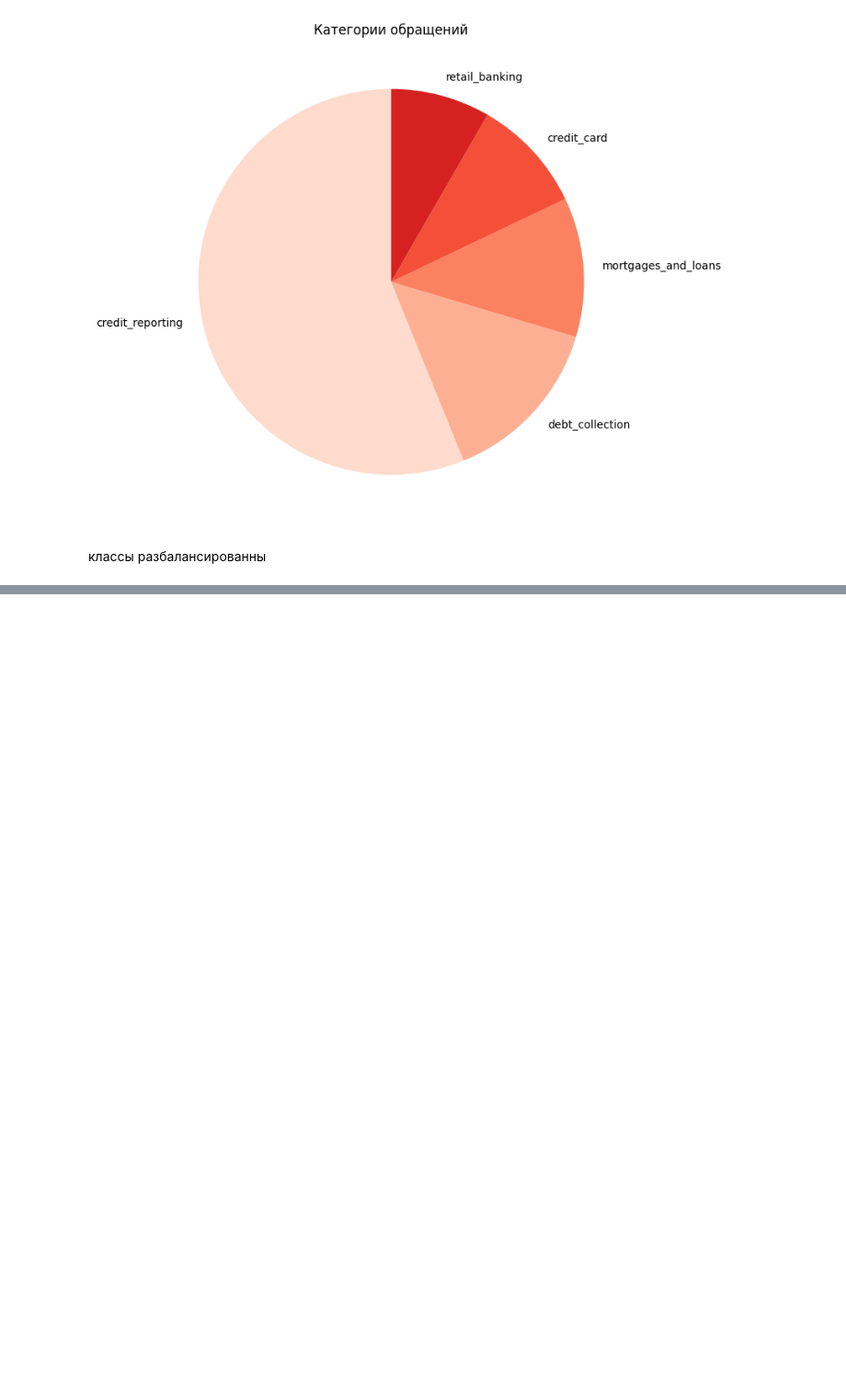
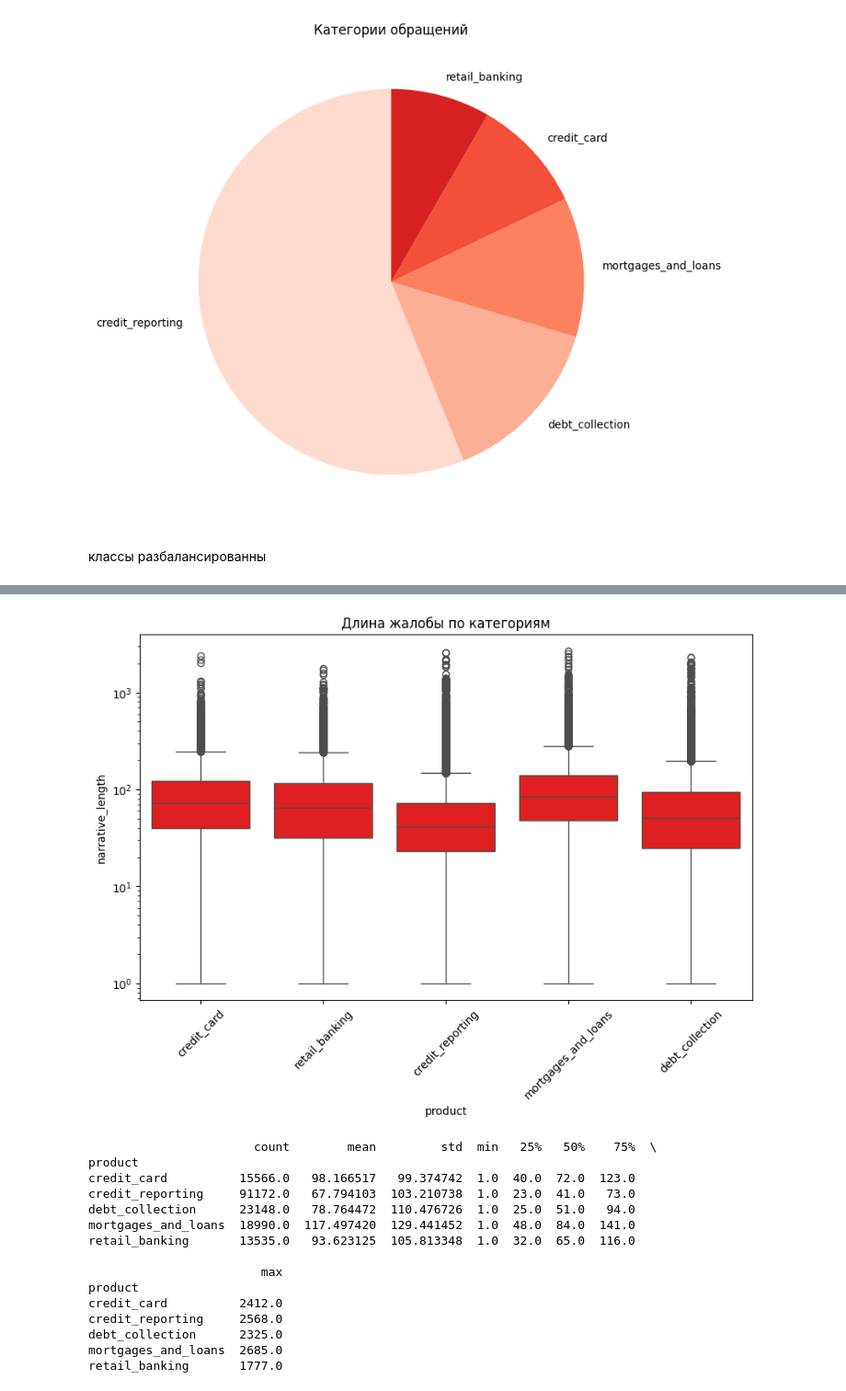
Before and after one commit to sevavargin/Customer-support, a Jupyter notebook: ML/ML.ipynb, the cells around one changed output, grey strips where cells are left out. Shown at 92% size. Saved outputs shown, nothing was run; the diff lists cells and outputs as text; code cells hidden in the pictures; blank space fills up the shorter version.

```diff
--- a/ML/ML.ipynb
+++ b/ML/ML.ipynb
@@ -51,0 +62,27 @@ plt.show()
+# %%
+products = df.groupby("product")["narrative_length"].describe()
+
+plt.figure(figsize=(10, 6))
+sns.boxplot(data=df, x="product", y="narrative_length", color="Red")
+plt.yscale("log")
+plt.title("Длина жалобы по категориям")
+plt.xticks(rotation=45)
+plt.show()
+print(products)
+# %% [output]
+[figure, added]
+                       count        mean         std  min   25%   50%    75%  \
+product
+credit_card          15566.0   98.166517   99.374742  1.0  40.0  72.0  123.0
+credit_reporting     91172.0   67.794103  103.210738  1.0  23.0  41.0   73.0
+debt_collection      23148.0   78.764472  110.476726  1.0  25.0  51.0   94.0
+mortgages_and_loans  18990.0  117.497420  129.441452  1.0  48.0  84.0  141.0
+retail_banking       13535.0   93.623125  105.813348  1.0  32.0  65.0  116.0
+
+                        max
+product
+credit_card          2412.0
+credit_reporting     2568.0
+debt_collection      2325.0
+mortgages_and_loans  2685.0
+retail_banking       1777.0
```
Also changed, not shown: parts of 11 cells of this notebook.
